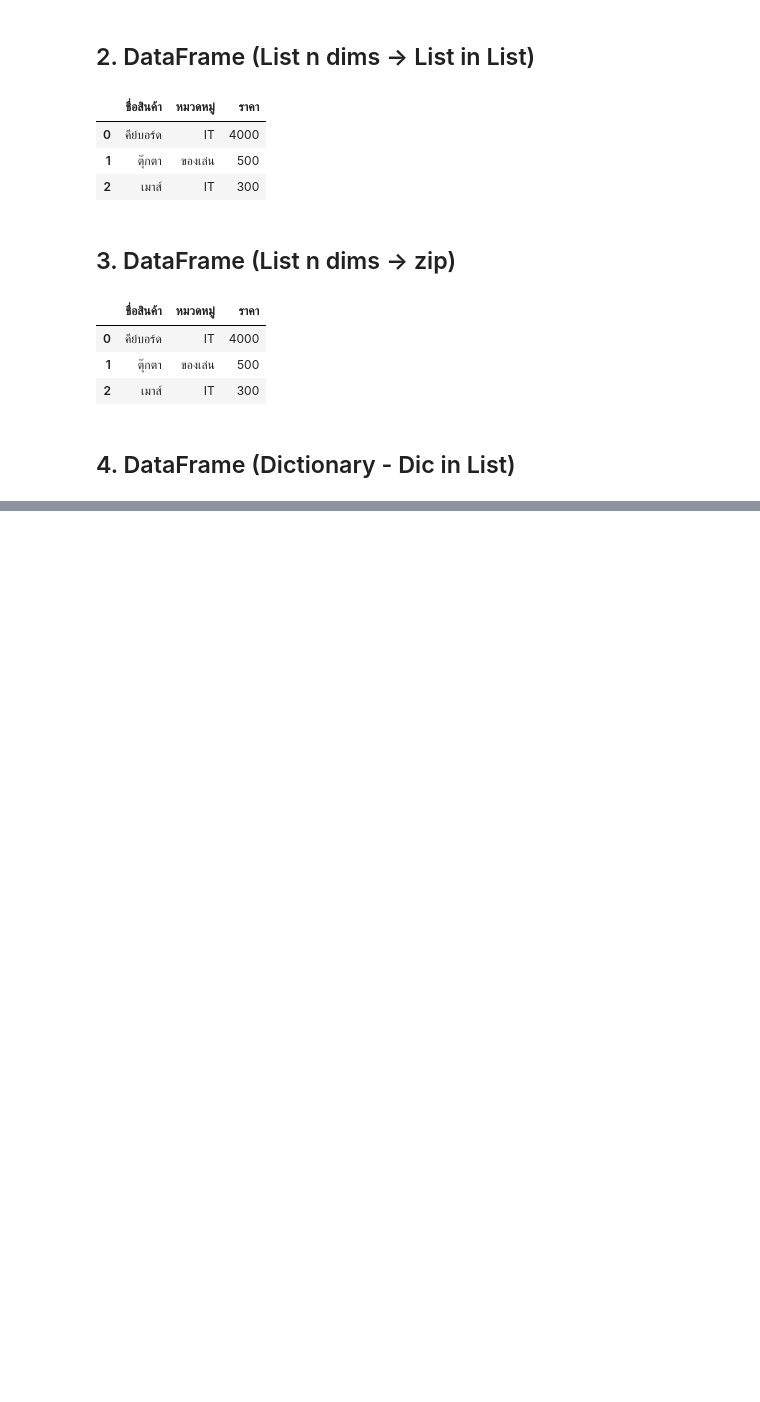
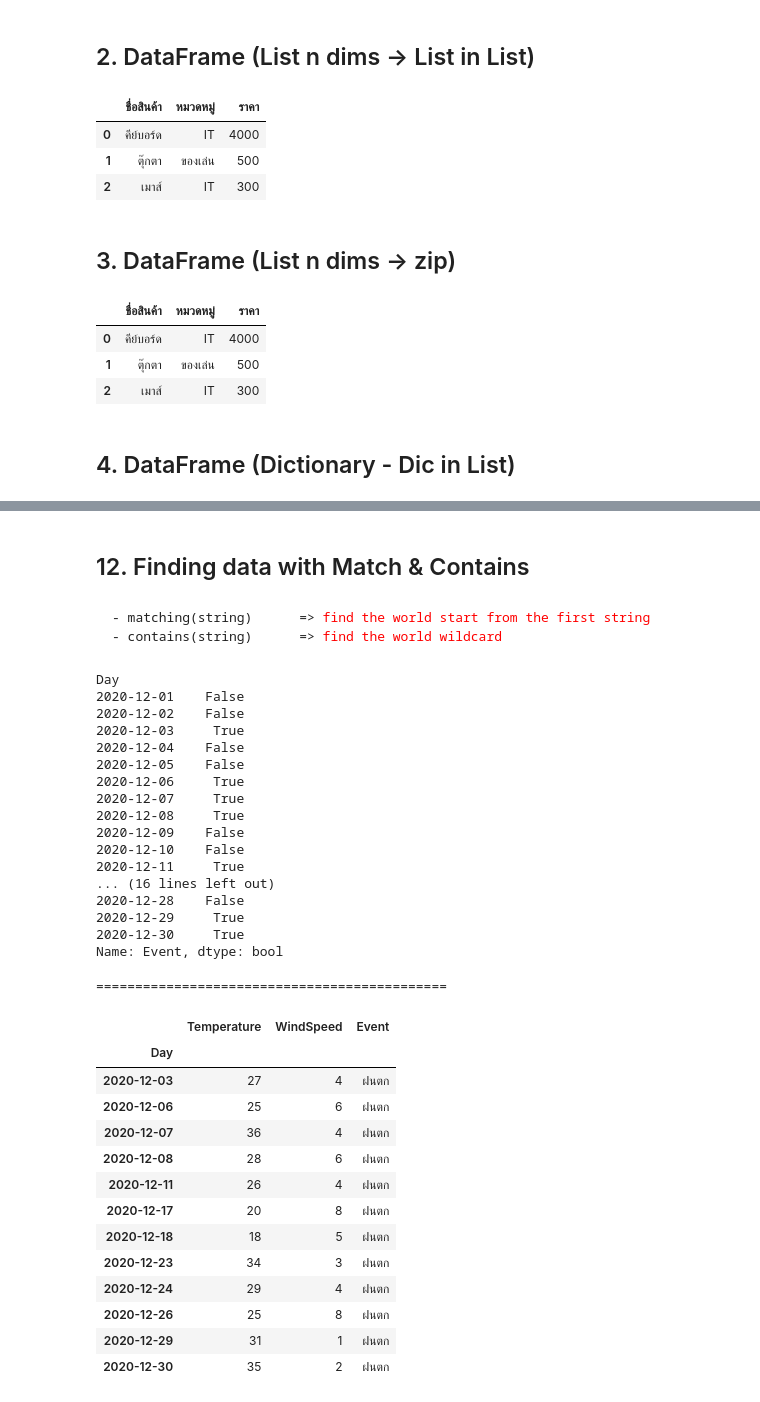
Before and after one commit to SutripatNew/Z01.-Python, a Jupyter notebook: 01_DataScience/pandas.ipynb, the cells around one changed output, grey strips where cells are left out. Cells and saved outputs as stored; diff of their text form; code cells hidden in the pictures; blank space fills up the shorter version.

```diff
--- a/01_DataScience/pandas.ipynb
+++ b/01_DataScience/pandas.ipynb
@@ -180,0 +540,49 @@ display(df)
+# %% [markdown]
+## 12. Finding data with Match & Contains
+# %% [markdown]
+<pre>
+- matching(string)      => <span style="color:red;">find the world start from the first string</span>
+- contains(string)      => <span style="color:red;">find the world wildcard</span>
+</pre>
+# %%
+import pandas as pd
+
+df = pd.read_excel(r'ExportFile\dataupdate.xlsx', 'weather', index_col='Day')
+
+display(df['Event'].str.match('ฝนตก'))                      # match => true, not match => false
+print("=============================================")
+display(df[df['Event'].str.match('ฝนตก')])                  # filter match = true only
+# display(df[df['Event'].str.match('ฝน')])                  # filter match = true only (start with 'ฝน')
+# %% [output]
+Day
+2020-12-01    False
+2020-12-02    False
+2020-12-03     True
+2020-12-04    False
+2020-12-05    False
+2020-12-06     True
+2020-12-07     True
+2020-12-08     True
+2020-12-09    False
+2020-12-10    False
+2020-12-11     True
+... (16 lines left out)
+2020-12-28    False
+2020-12-29     True
+2020-12-30     True
+Name: Event, dtype: bool
+=============================================
+|  | Temperature | WindSpeed | Event |
+| Day |  |  |  |
+| 2020-12-03 | 27 | 4 | ฝนตก |
+| 2020-12-06 | 25 | 6 | ฝนตก |
+| 2020-12-07 | 36 | 4 | ฝนตก |
+| 2020-12-08 | 28 | 6 | ฝนตก |
+| 2020-12-11 | 26 | 4 | ฝนตก |
+| 2020-12-17 | 20 | 8 | ฝนตก |
+| 2020-12-18 | 18 | 5 | ฝนตก |
+| 2020-12-23 | 34 | 3 | ฝนตก |
+| 2020-12-24 | 29 | 4 | ฝนตก |
+| 2020-12-26 | 25 | 8 | ฝนตก |
+| 2020-12-29 | 31 | 1 | ฝนตก |
+| 2020-12-30 | 35 | 2 | ฝนตก |
```
Also changed, not shown: parts of 32 cells of this notebook, 3 other files.
